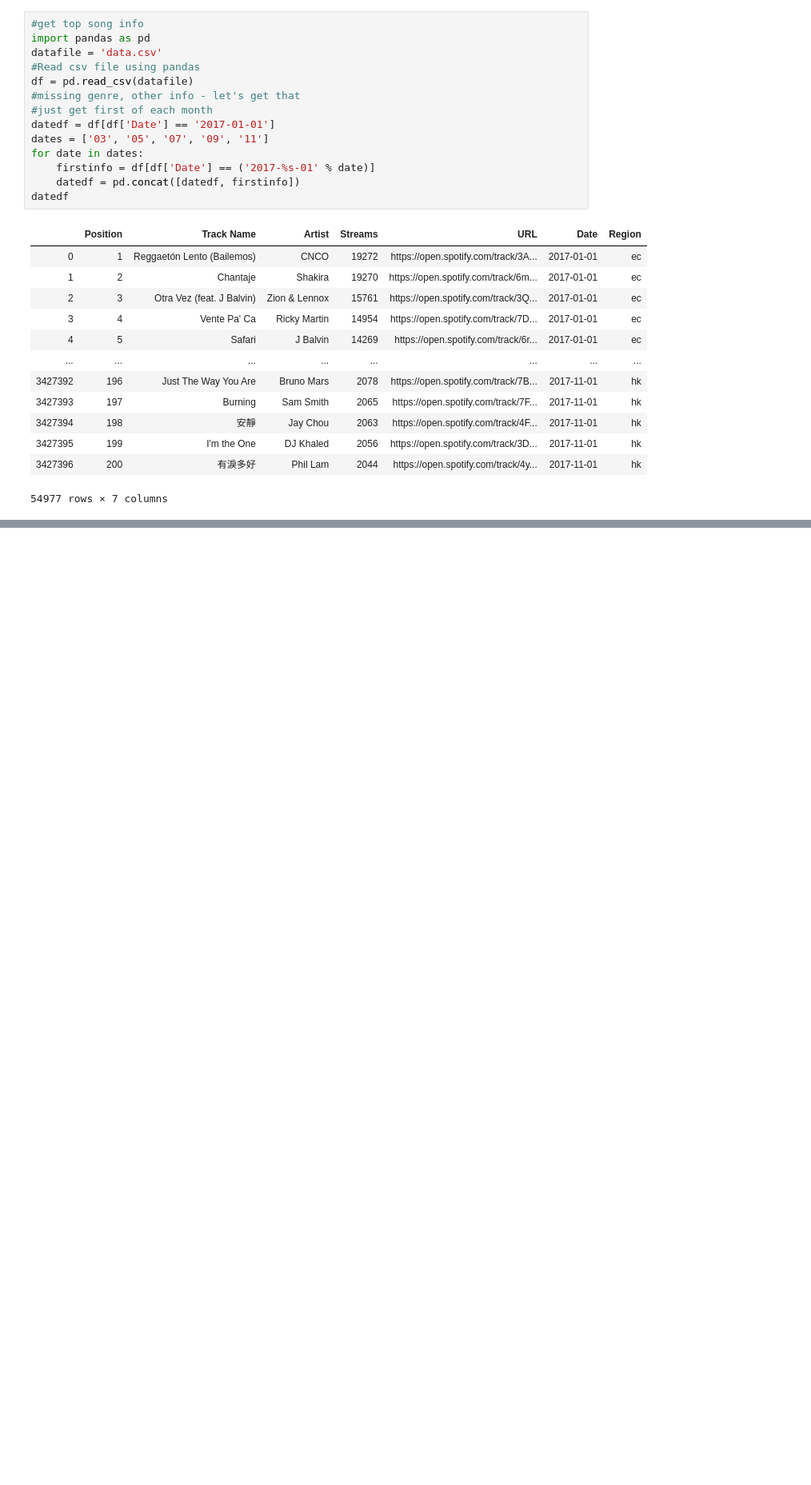
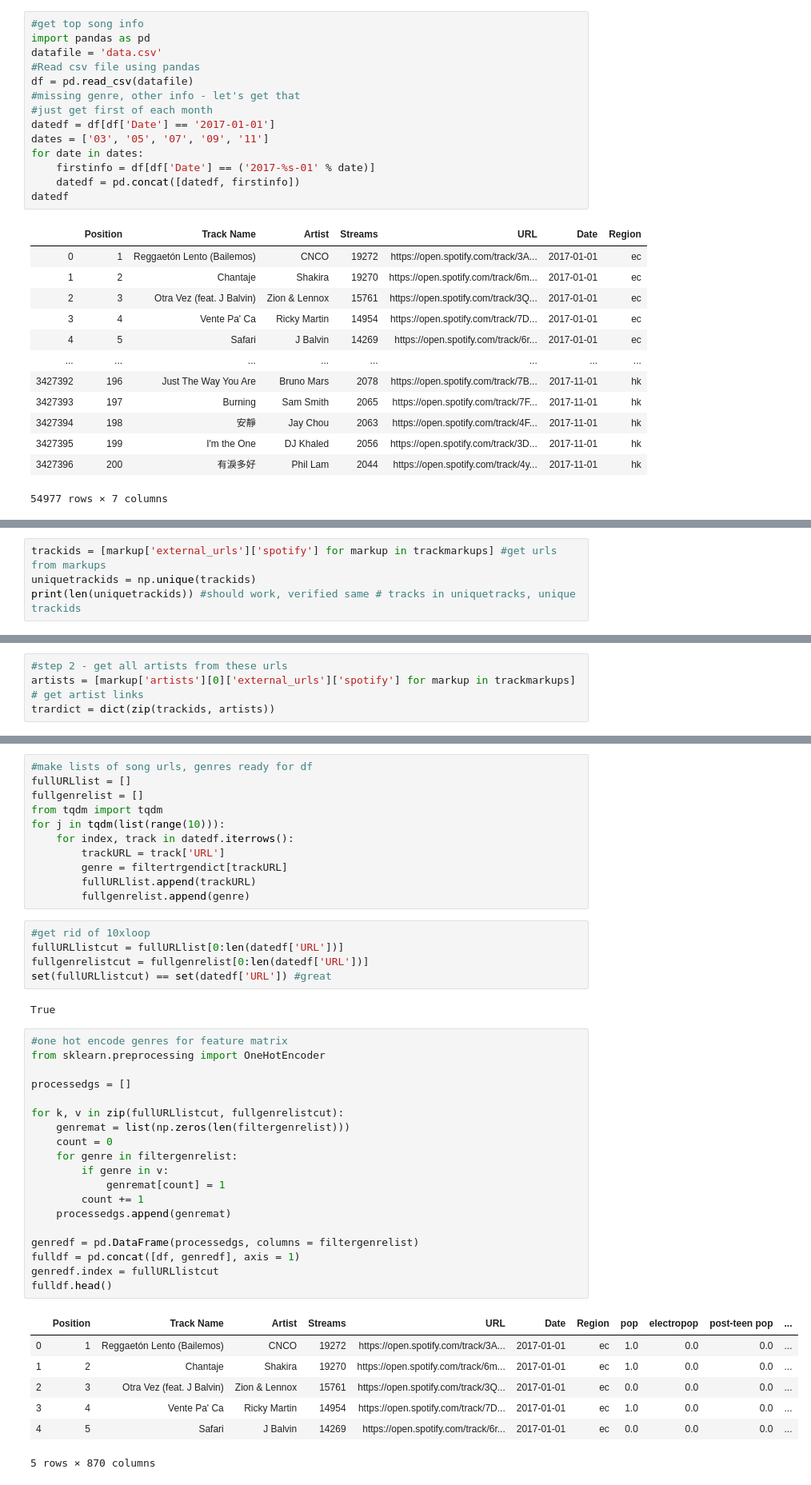
Before and after one commit to brp616/Spotify-Temperature-Project, a Jupyter notebook: FinalProject.ipynb, the cells around one changed output, grey strips where cells are left out. Shown at 80% size. Drawn from its saved outputs; the diff is of its cells as text; blank space fills up the shorter version.

```diff
--- a/FinalProject.ipynb
+++ b/FinalProject.ipynb
@@ -49,0 +113,4 @@ env: SPOTIPY_REDIRECT_URI='http://localhost:8888/callback/?code=AQAXzCa57pKhBfvd
+# %%
+trackids = [markup['external_urls']['spotify'] for markup in trackmarkups] #get urls from markups
+uniquetrackids = np.unique(trackids)
+print(len(uniquetrackids)) #should work, verified same # tracks in uniquetracks, unique trackids
@@ -49,0 +119,4 @@ env: SPOTIPY_REDIRECT_URI='http://localhost:8888/callback/?code=AQAXzCa57pKhBfvd
+# %%
+#step 2 - get all artists from these urls
+artists = [markup['artists'][0]['external_urls']['spotify'] for markup in trackmarkups] # get artist links
+trardict = dict(zip(trackids, artists))
@@ -49,0 +231,45 @@ env: SPOTIPY_REDIRECT_URI='http://localhost:8888/callback/?code=AQAXzCa57pKhBfvd
+# %%
+#make lists of song urls, genres ready for df
+fullURLlist = []
+fullgenrelist = []
+from tqdm import tqdm
+for j in tqdm(list(range(10))):
+    for index, track in datedf.iterrows():
+        trackURL = track['URL']
+        genre = filtertrgendict[trackURL]
+        fullURLlist.append(trackURL)
+        fullgenrelist.append(genre)
+# %%
+#get rid of 10xloop
+fullURLlistcut = fullURLlist[0:len(datedf['URL'])]
+fullgenrelistcut = fullgenrelist[0:len(datedf['URL'])]
+set(fullURLlistcut) == set(datedf['URL']) #great
+# %% [output]
+True
+# %%
+#one hot encode genres for feature matrix
+from sklearn.preprocessing import OneHotEncoder
+
+processedgs = []
+
+for k, v in zip(fullURLlistcut, fullgenrelistcut):
+    genremat = list(np.zeros(len(filtergenrelist)))
+    count = 0
+    for genre in filtergenrelist:
+        if genre in v:
+            genremat[count] = 1
+        count += 1
+    processedgs.append(genremat)
+
+genredf = pd.DataFrame(processedgs, columns = filtergenrelist)
+fulldf = pd.concat([df, genredf], axis = 1)
+genredf.index = fullURLlistcut
+fulldf.head()
+# %% [output]
+|  | Position | Track Name | Artist | Streams | URL | Date | Region | pop | electropop | post-teen pop | ... |
+| 0 | 1 | Reggaetón Lento (Bailemos) | CNCO | 19272 | https://open.spotify.com/track/3A... | 2017-01-01 | ec | 1.0 | 0.0 | 0.0 | ... |
+| 1 | 2 | Chantaje | Shakira | 19270 | https://open.spotify.com/track/6m... | 2017-01-01 | ec | 1.0 | 0.0 | 0.0 | ... |
+| 2 | 3 | Otra Vez (feat. J Balvin) | Zion & Lennox | 15761 | https://open.spotify.com/track/3Q... | 2017-01-01 | ec | 0.0 | 0.0 | 0.0 | ... |
+| 3 | 4 | Vente Pa' Ca | Ricky Martin | 14954 | https://open.spotify.com/track/7D... | 2017-01-01 | ec | 1.0 | 0.0 | 0.0 | ... |
+| 4 | 5 | Safari | J Balvin | 14269 | https://open.spotify.com/track/6r... | 2017-01-01 | ec | 0.0 | 0.0 | 0.0 | ... |
+5 rows × 870 columns
```
Also changed, not shown: parts of 22 cells of this notebook.
